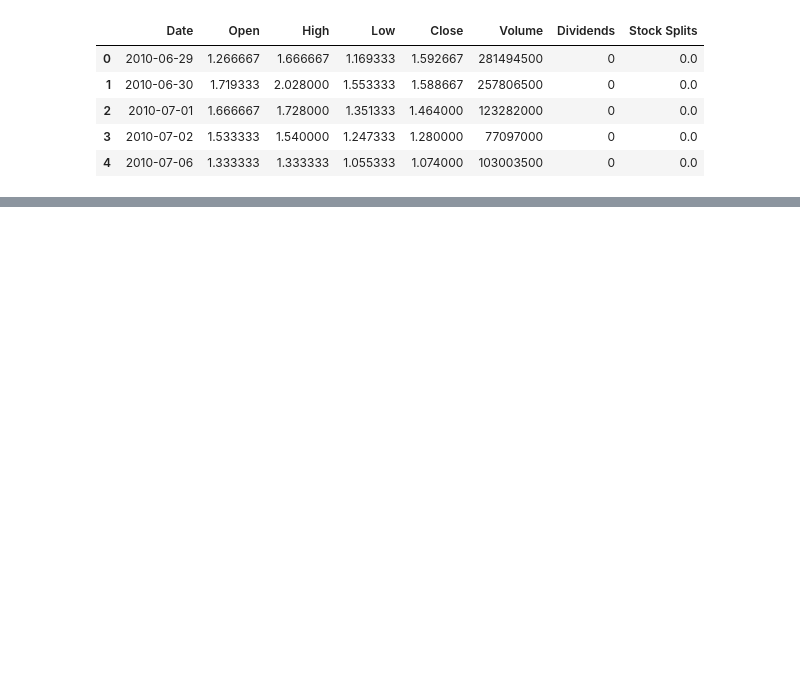
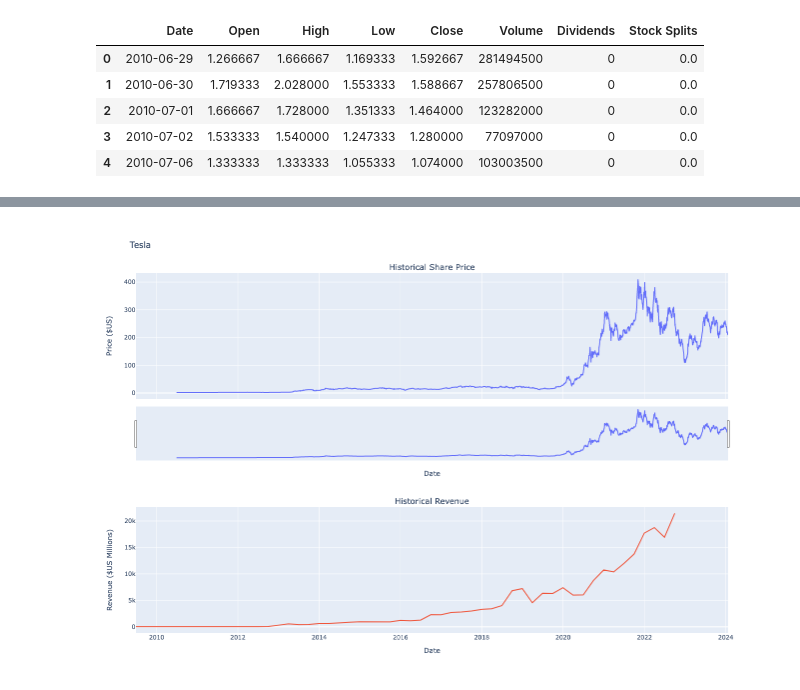
Before and after one commit to Allen-1209/DataScrapping_Tesla-GameStop, a Jupyter notebook: Web Scrabbing_yfinance-Tesla-GameStop.ipynb, the cells around one changed output, grey strips where cells are left out. Saved outputs shown, nothing was run; the diff lists cells and outputs as text; code cells hidden in the pictures; blank space fills up the shorter version.

```diff
--- a/Web Scrabbing_yfinance-Tesla-GameStop.ipynb
+++ b/Web Scrabbing_yfinance-Tesla-GameStop.ipynb
@@ -142,20 +155,22 @@ gme_revenue.tail()
 # %%
 def make_graph(stock_data, revenue_data, stock):
     fig = make_subplots(rows=2, cols=1, shared_xaxes=True, subplot_titles=("Historical Share Price", "Historical Revenue"), vertical_spacing = .3)
-    stock_data_specific = stock_data[stock_data.Date <= '2021--06-14']
-    revenue_data_specific = revenue_data[revenue_data.Date <= '2021-04-30']
-    fig.add_trace(go.Scatter(x=pd.to_datetime(stock_data_specific.Year, infer_datetime_format=True), y=stock_data_specific.Close.astype("float"), name="Share Price"), row=1, col=1)
-    fig.add_trace(go.Scatter(x=pd.to_datetime(revenue_data_specific.Year, infer_datetime_format=True), y=revenue_data_specific.Revenue.astype("float"), name="Revenue"), row=2, col=1)
-    fig.update_xaxes(title_text="Year", row=1, col=1)
-    fig.update_xaxes(title_text="Year", row=2, col=1)
+    fig.add_trace(go.Scatter(x=pd.to_datetime(stock_data.Date, infer_datetime_format=True), y=stock_data.Close.astype("float"), name="Share Price"), row=1, col=1)
+    fig.add_trace(go.Scatter(x=pd.to_datetime(revenue_data.Date, infer_datetime_format=True), y=revenue_data.Revenue.astype("float"), name="Revenue"), row=2, col=1)
+    fig.update_xaxes(title_text="Date", row=1, col=1)
+    fig.update_xaxes(title_text="Date", row=2, col=1)
+    fig.update_yaxes(title_text="Price ($US)", row=1, col=1)
     fig.update_yaxes(title_text="Revenue ($US Millions)", row=2, col=1)
-    fig.update_yaxes(title_text="Revenue ($US Millions)", row=2, col=2)
     fig.update_layout(showlegend=False,
     height=900,
     title=stock,
     xaxis_rangeslider_visible=True)
     fig.show()
 # %%
+tesla_revenue.dropna(inplace=True)
+tesla_revenue = tesla_revenue[tesla_revenue['Revenue'] != ""]
 make_graph(tesla_data, tesla_revenue, 'Tesla')
+# %% [output]
+[figure, added]
 # %%
 make_graph(gme_data, gme_revenue, 'GameStop')
```
Also changed, not shown: parts of 16 cells of this notebook.
